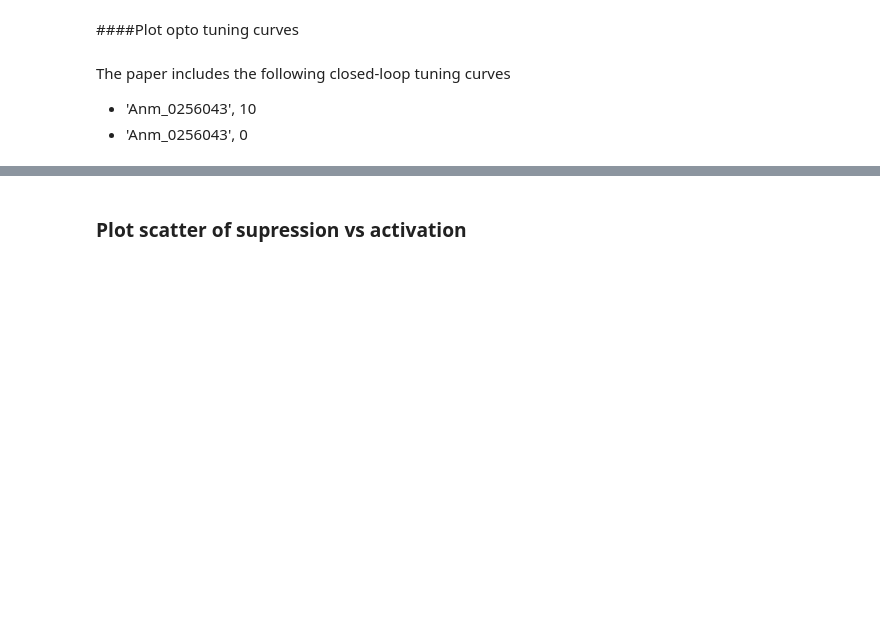
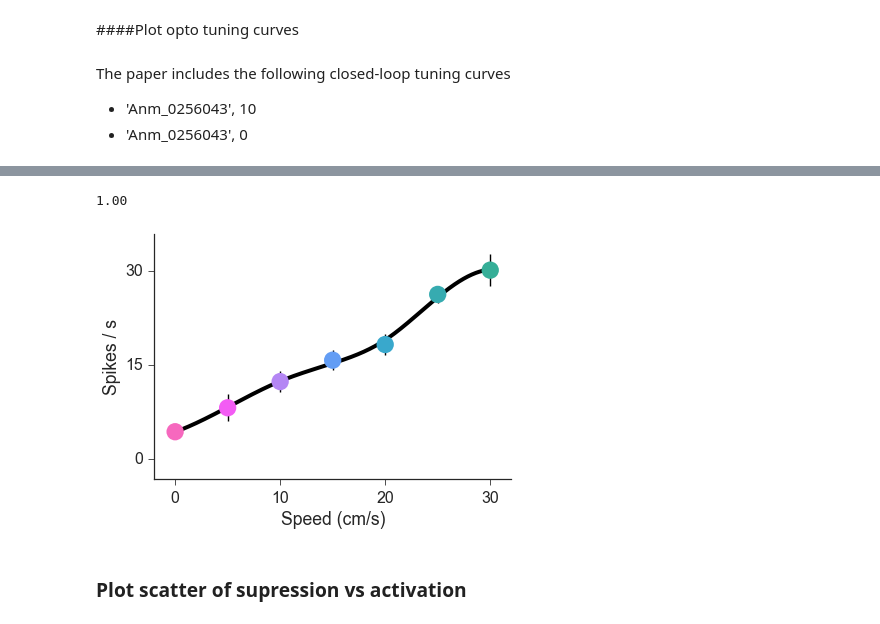
Before and after one commit to sofroniewn/tactile-coding, a Jupyter notebook: ephysTable.ipynb, the cells around one changed output, grey strips where cells are left out. Drawn from its saved outputs; the diff is of its cells as text; code cells hidden in the pictures; blank space fills up the shorter version.

```diff
--- a/ephysTable.ipynb
+++ b/ephysTable.ipynb
@@ -417,3 +467,22 @@ plt.savefig(os.path.join(path,'figuresEphys','TuningOpto%s_%s.eps' % (a, u)))
+# %%
+a = 'Anm_0245918'
+u = 4
+x = table.tuningSpeed.columns.values
+y = table.tuningSpeed.loc[a,u].values
+err = table.tuningSpeedErr.loc[a,u].values
+x = x[~np.isnan(y)]
+err = err[~np.isnan(y)]
+y = y[~np.isnan(y)]
+pal = sns.color_palette("husl", n_colors=len(x) + 6)
+pal = pal[6:6+len(x)][::-1]
+rng = tuning(x, y, err, smooth=smooth, pal=pal, ylabel='Spikes / s', label = 'Speed (cm/s)');
+print '%.2f' % table.tuningSpeedSummary.Modulation.loc[a,u]
+plt.xlim([-2, 32]);
+plt.yticks([0, 15, 30]);
+plt.savefig(os.path.join(path,'figuresEphys','TuningSpeed%s_%s.eps' % (a, u)))
+# %% [output]
+1.00
+[figure, added]
 # %% [markdown]
 ### Plot scatter of supression vs activation
 # %%
```
Also changed, not shown: parts of 27 cells of this notebook, 4 other files.
